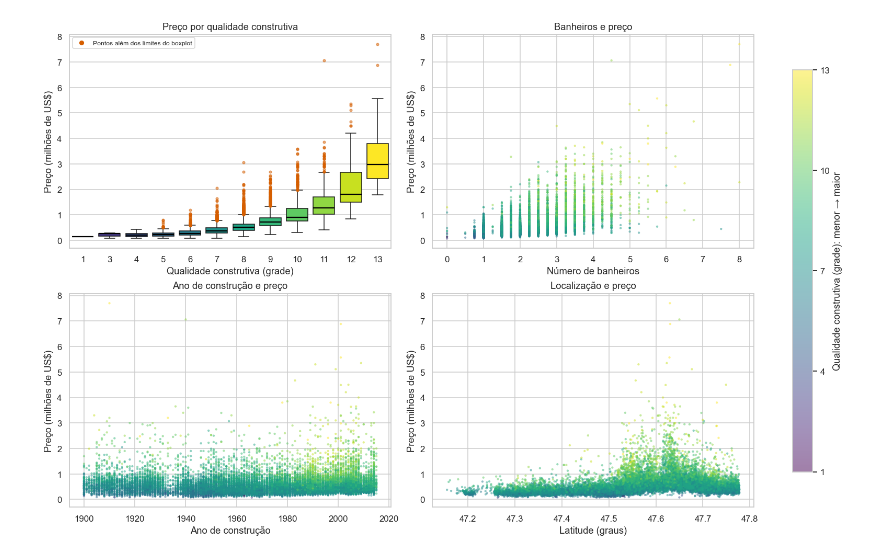
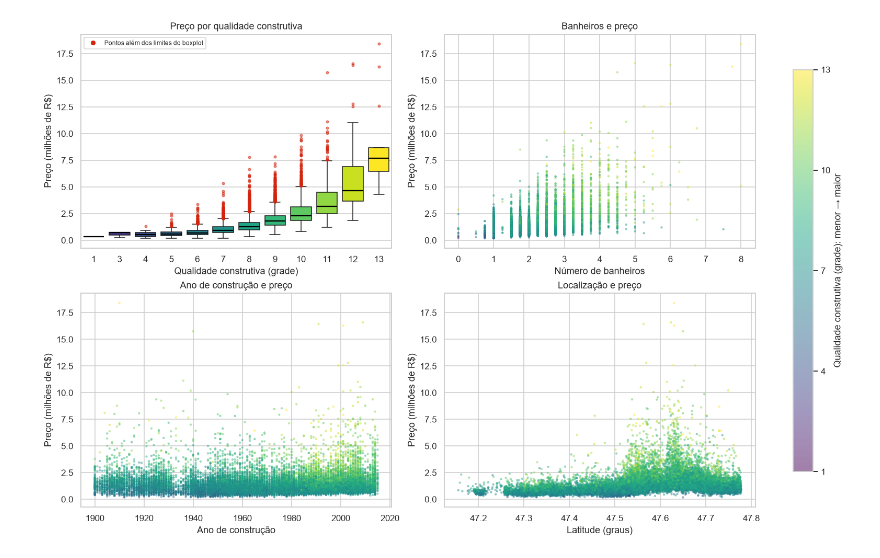
Before and after one commit to igor-xmchaves/analise_house_sales, a Jupyter notebook: house_sales.ipynb, the cells around one changed output. Drawn from its saved outputs; the diff is of its cells as text; code cells hidden in the pictures.

```diff
--- a/house_sales.ipynb
+++ b/house_sales.ipynb
@@ -297,24 +579,30 @@ Assimetria do preço: 4.024
 # %%
-from matplotlib.colors import Normalize
-from matplotlib.lines import Line2D
+# Cores com significados definidos.
+AZUL = "#71C2F1"
+LARANJA = "#E7AC2D"
+ROXO = '#8E44AD'
+VERMELHO = "#D3250E"
 
-# Cores com significados definidos.
-AZUL = '#56B4E9'
-LARANJA = '#E69F00'
-ROXO = '#8E44AD'
-VERMELHO = '#D55E00'
-
-preco_milhoes = dados['price'] / 1e6
+preco_milhoes = base_ajustada['preco'] / 1e6
 
 # A mesma qualidade construtiva terá a mesma cor em todos os gráficos.
 mapa_cores = plt.get_cmap('viridis')
 normalizacao = Normalize(vmin=1, vmax=13)
 
-grades = sorted(dados['grade'].unique())
+grades = sorted(base_ajustada['grade'].unique())
 paleta_grade = {
     grade: mapa_cores(normalizacao(grade))
     for grade in grades
 }
+
+def dispersao_grade(eixo, base, coluna, tamanho=8, opacidade=0.5):
+    """Plota preço em milhões de reais com a escala de cores comum de grade."""
+    return eixo.scatter(
+        base[coluna], base['preco'] / 1e6, c=base['grade'],
+        cmap=mapa_cores, norm=normalizacao, s=tamanho,
+        alpha=opacidade, edgecolors='none'
+    )
+
 
 # Aparência dos pontos além dos limites dos boxplots.
 estilo_extremos = {
@@ -349,7 +637,7 @@ eixos[0].axvline(
     color=LARANJA,
     linestyle='--',
     linewidth=2,
-    label=f'Média: {preco_milhoes.mean():.2f} milhões'
+    label=f'Média: {formatar_valor(preco_milhoes.mean())} milhões'
 )
 
 eixos[0].axvline(
@@ -357,11 +645,11 @@ eixos[0].axvline(
     color=ROXO,
     linestyle=':',
     linewidth=2,
-    label=f'Mediana: {preco_milhoes.median():.2f} milhões'
+    label=f'Mediana: {formatar_valor(preco_milhoes.median())} milhões'
 )
 
 eixos[0].set(
-    xlabel='Preço (milhões de US$)',
+    xlabel='Preço (milhões de R$)',
     ylabel='Frequência',
     title='Distribuição do preço'
 )
@@ -377,7 +665,7 @@ sns.boxplot(
 )
 
 eixos[1].set(
-    xlabel='Preço (milhões de US$)',
+    xlabel='Preço (milhões de R$)',
     title='Dispersão e valores extremos'
 )
 
@@ -394,20 +682,11 @@ eixos[1].legend(handles=[
 ], fontsize=8, loc='upper right')
 
 # 3. Dispersão: a cor representa a qualidade construtiva.
-pontos = eixos[2].scatter(
-    dados['sqft_living'],
-    preco_milhoes,
-    c=dados['grade'],
-    cmap=mapa_cores,
-    norm=normalizacao,
-    s=10,
-    alpha=0.6,
-    edgecolors='none'
-)
+pontos = dispersao_grade(eixos[2], base_ajustada, 'area', tamanho=10, opacidade=0.6)
 
 eixos[2].set(
-    xlabel='Área habitável (sqft)',
-    ylabel='Preço (milhões de US$)',
+    xlabel='Área habitável (m²)',
+    ylabel='Preço (milhões de R$)',
     title='Área e preço por qualidade construtiva'
 )
 
@@ -418,8 +697,7 @@ fig.colorbar(
     ticks=[1, 4, 7, 10, 13]
 )
 
-fig.savefig(PASTA / '01_preco_area.png', dpi=150, bbox_inches='tight')
-plt.show()
+salvar_grafico(fig, '01_preco_area.png')
 
 # ==========================================================
 # FIGURA 2 — Outras características e preço
@@ -432,11 +710,11 @@ fig, eixos = plt.subplots(
 )
 
 # Criar uma coluna auxiliar para usar a mesma unidade em todos os painéis.
-dados_grafico = dados.assign(preco_milhoes=preco_milhoes)
+base_ajustada_grafico = base_ajustada.assign(preco_milhoes=preco_milhoes)
 
 # Cada caixa recebe a cor correspondente ao seu grade.
 sns.boxplot(
-    data=dados_grafico,
+    data=base_ajustada_grafico,
     x='grade',
     y='preco_milhoes',
     hue='grade',
@@ -453,7 +731,7 @@ sns.boxplot(
 
 eixos[0, 0].set(
     xlabel='Qualidade construtiva (grade)',
-    ylabel='Preço (milhões de US$)',
+    ylabel='Preço (milhões de R$)',
     title='Preço por qualidade construtiva'
 )
 
@@ -481,20 +759,11 @@ titulos = [
 for ax, coluna, rotulo, titulo in zip(
     eixos.flat[1:], colunas, rotulos, titulos
 ):
-    pontos = ax.scatter(
-        dados[coluna],
-        preco_milhoes,
-        c=dados['grade'],
-        cmap=mapa_cores,
-        norm=normalizacao,
-        s=8,
-        alpha=0.5,
-        edgecolors='none'
-    )
+    pontos = dispersao_grade(ax, base_ajustada, coluna)
 
     ax.set(
         xlabel=rotulo,
-        ylabel='Preço (milhões de US$)',
+        ylabel='Preço (milhões de R$)',
         title=titulo
     )
 
@@ -507,10 +776,5 @@ fig.colorbar(
     shrink=0.85
 )
 
-fig.savefig(
-    PASTA / '02_demais_variaveis.png',
-    dpi=150,
-    bbox_inches='tight'
-)
-plt.show()
+salvar_grafico(fig, '02_demais_variaveis.png')
 # %% [output]
@@ -518,2 +782,2 @@ plt.show()
-[figure, old version]
+[figure, new version]
 # %% [markdown]
```
Also changed, not shown: parts of 47 cells of this notebook, 27 other files.
